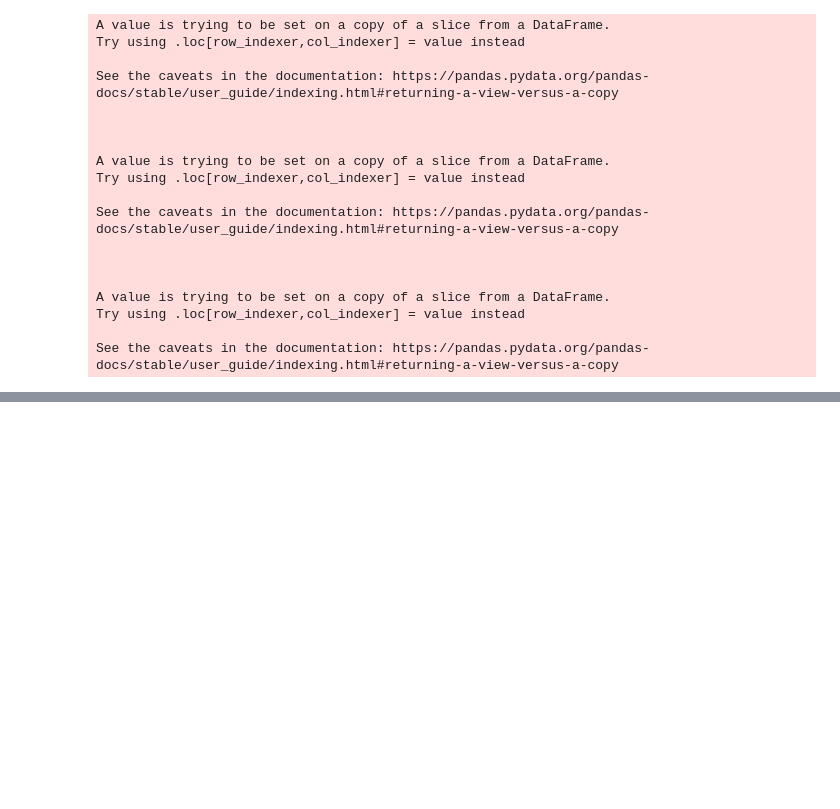
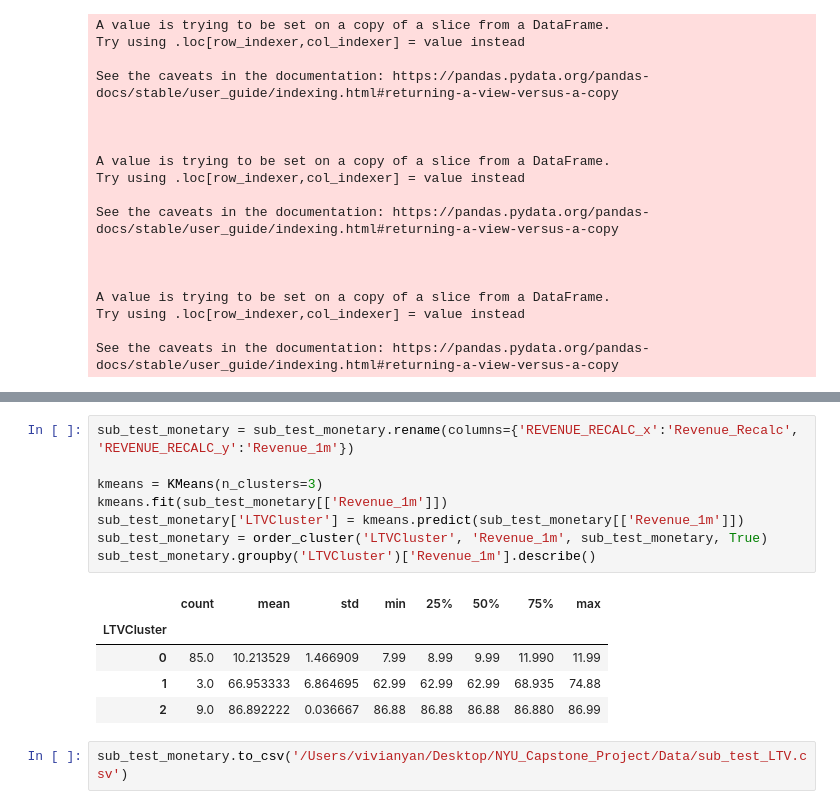
Before and after one commit to RussellXia/NYU_Capstone_Project, a Jupyter notebook: Spring/eda.ipynb, the cells around one changed output, grey strips where cells are left out. Saved outputs shown, nothing was run; the diff lists cells and outputs as text; blank space fills up the shorter version.

```diff
--- a/Spring/eda.ipynb
+++ b/Spring/eda.ipynb
@@ -1031,0 +1100,16 @@ sub_test[['SUB_START', 'SUB_END', 'Churned']]
+# %%
+sub_test_monetary = sub_test_monetary.rename(columns={'REVENUE_RECALC_x':'Revenue_Recalc', 'REVENUE_RECALC_y':'Revenue_1m'})
+
+kmeans = KMeans(n_clusters=3)
+kmeans.fit(sub_test_monetary[['Revenue_1m']])
+sub_test_monetary['LTVCluster'] = kmeans.predict(sub_test_monetary[['Revenue_1m']])
+sub_test_monetary = order_cluster('LTVCluster', 'Revenue_1m', sub_test_monetary, True)
+sub_test_monetary.groupby('LTVCluster')['Revenue_1m'].describe()
+# %% [output]
+|  | count | mean | std | min | 25% | 50% | 75% | max |
+| LTVCluster |  |  |  |  |  |  |  |  |
+| 0 | 85.0 | 10.213529 | 1.466909 | 7.99 | 8.99 | 9.99 | 11.990 | 11.99 |
+| 1 | 3.0 | 66.953333 | 6.864695 | 62.99 | 62.99 | 62.99 | 68.935 | 74.88 |
+| 2 | 9.0 | 86.892222 | 0.036667 | 86.88 | 86.88 | 86.88 | 86.880 | 86.99 |
+# %%
+sub_test_monetary.to_csv('/Users/vivianyan/Desktop/NYU_Capstone_Project/Data/sub_test_LTV.csv')
```
Also changed, not shown: parts of 15 cells of this notebook.
